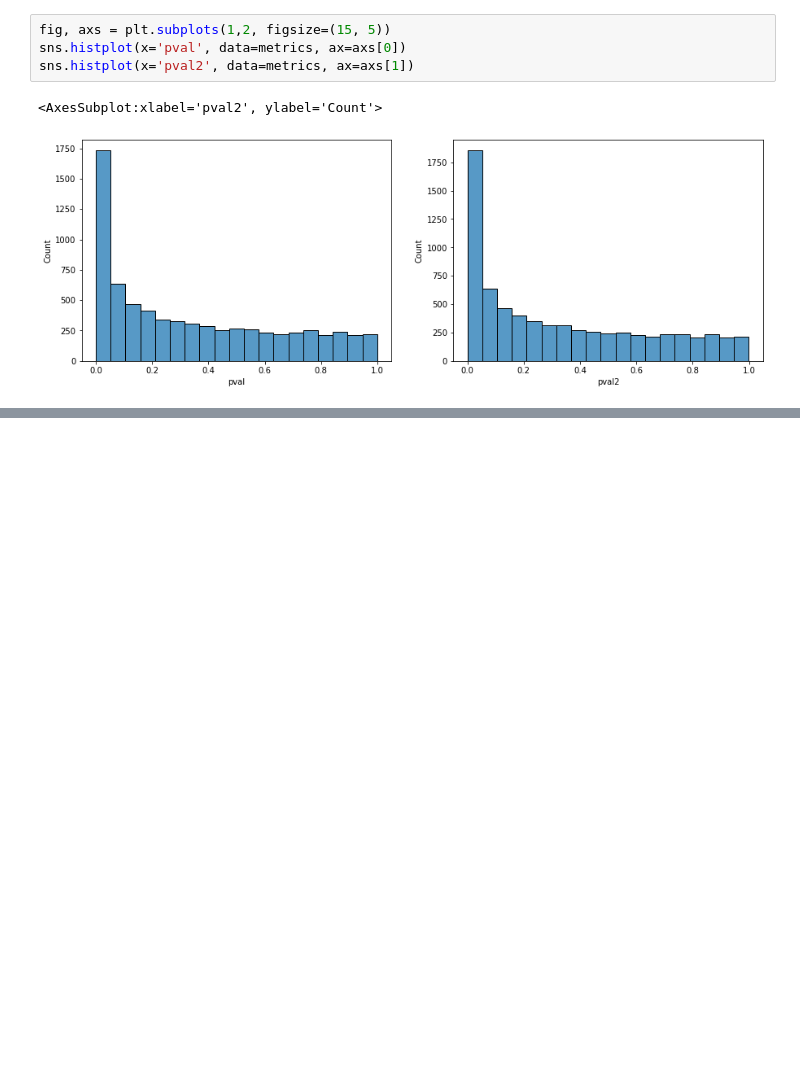
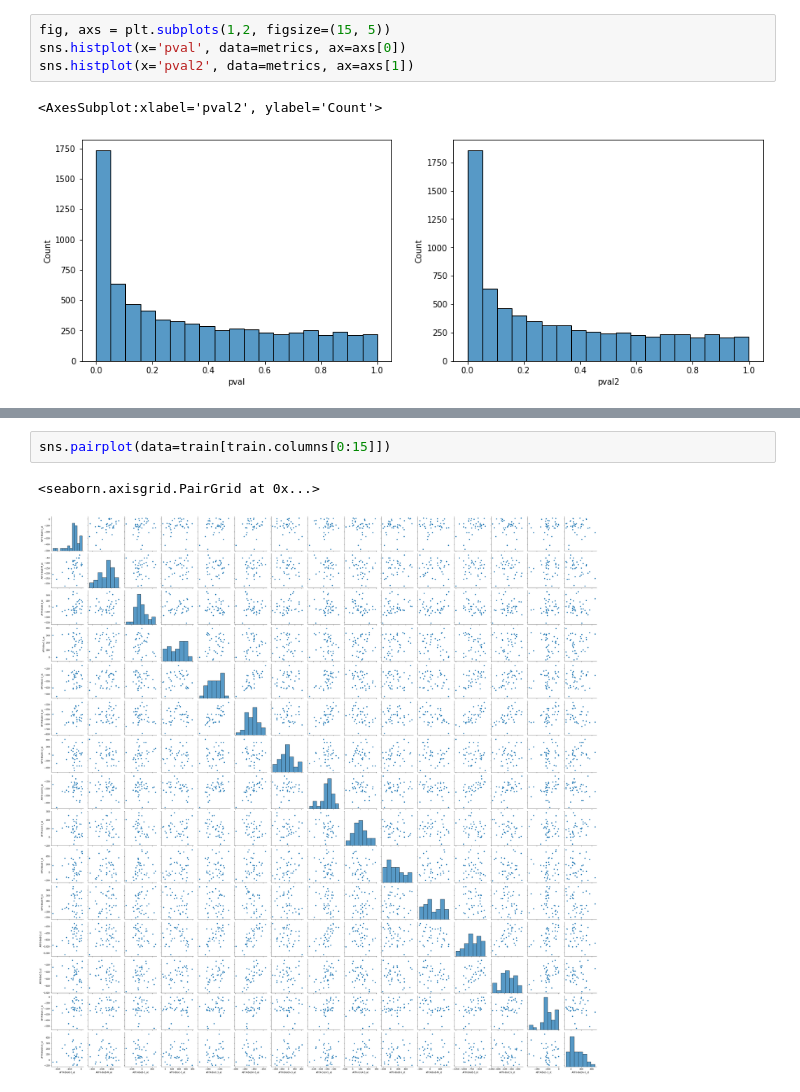
Before and after one commit to assayer5/microarray-leukemia-classif, a Jupyter notebook: microarray_explore.ipynb, the cells around one changed output, grey strips where cells are left out. Saved outputs shown, nothing was run; the diff lists cells and outputs as text; blank space fills up the shorter version.

```diff
--- a/microarray_explore.ipynb
+++ b/microarray_explore.ipynb
@@ -202,0 +193,5 @@ sns.heatmap(corrmat, vmin=-1,vmax=1, center=0)
+# %%
+sns.pairplot(data=train[train.columns[0:15]])
+# %% [output]
+<seaborn.axisgrid.PairGrid at 0x...>
+[figure, added]
```
Also changed, not shown: parts of 11 cells of this notebook, 1 other file.
